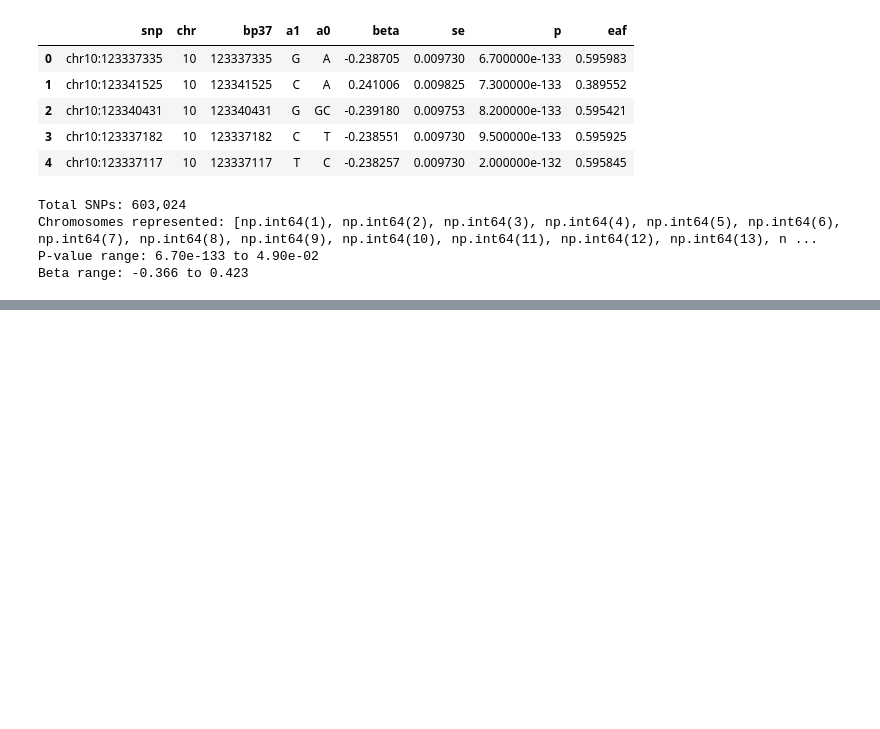
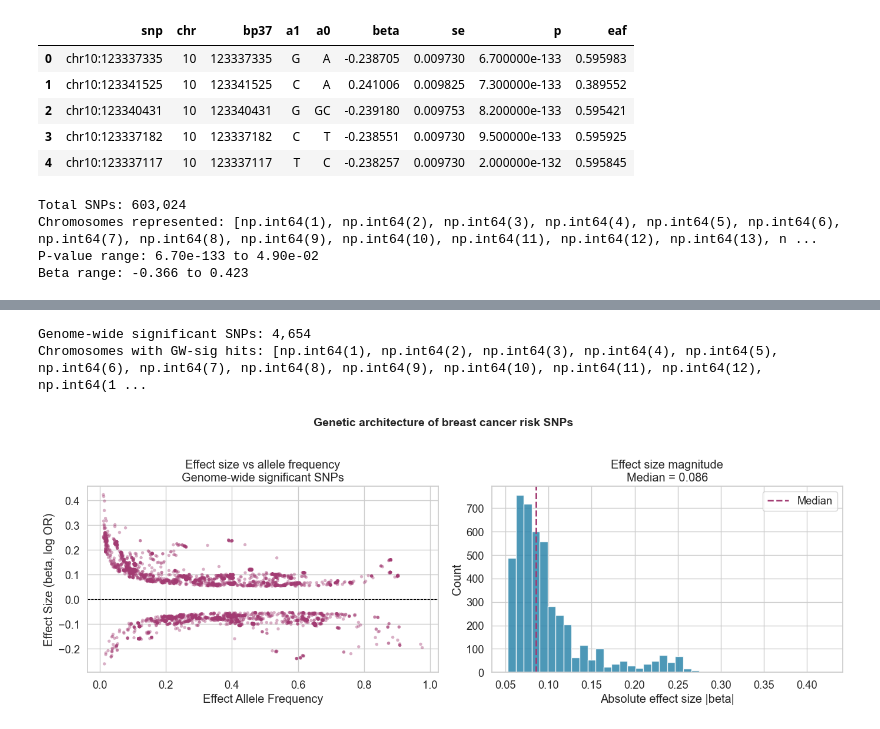
Before and after one commit to Tejasvini435/cancer-prs-analysis, a Jupyter notebook: Projects/cancer-prs-analysis/notebooks/02_prs_ml_analysis.ipynb, the cells around one changed output, grey strips where cells are left out. Drawn from its saved outputs; the diff is of its cells as text; code cells hidden in the pictures; blank space fills up the shorter version.

Commit message:
Add effect size landscape plot in Python

```diff
--- a/Projects/cancer-prs-analysis/notebooks/02_prs_ml_analysis.ipynb
+++ b/Projects/cancer-prs-analysis/notebooks/02_prs_ml_analysis.ipynb
@@ -65,0 +78,37 @@ snps['chr'] = snps['chr'].astype(int)
+# %%
+# Filter to genome-wide significant SNPs only
+gwsig = snps[snps['p'] < 5e-8].copy()
+
+print(f"Genome-wide significant SNPs: {len(gwsig):,}")
+print(f"Chromosomes with GW-sig hits: {sorted(gwsig['chr'].unique())}")
+# %% [output]
+Genome-wide significant SNPs: 4,654
+Chromosomes with GW-sig hits: [np.int64(1), np.int64(2), np.int64(3), np.int64(4), np.int64(5), np.int64(6), np.int64(7), np.int64(8), np.int64(9), np.int64(10), np.int64(11), np.int64(12), np.int64(1 ...
+# %%
+fig, axes = plt.subplots(1, 2, figsize=(14, 5))
+
+# Left: effect size vs allele frequency scatter
+axes[0].scatter(gwsig['eaf'], gwsig['beta'],
+                alpha=0.4, s=15, color=PURPLE, edgecolors='none')
+axes[0].axhline(0, color='black', linewidth=0.8, linestyle='--')
+axes[0].set_xlabel("Effect Allele Frequency")
+axes[0].set_ylabel("Effect Size (beta, log OR)")
+axes[0].set_title("Effect size vs allele frequency\nGenome-wide significant SNPs")
+
+# Right: histogram of absolute effect sizes
+axes[1].hist(np.abs(gwsig['beta']), bins=40, color=BLUE,
+             edgecolor='white', alpha=0.85)
+axes[1].axvline(np.abs(gwsig['beta']).median(), color=PURPLE,
+                linewidth=2, linestyle='--', label='Median')
+axes[1].set_xlabel("Absolute effect size |beta|")
+axes[1].set_ylabel("Count")
+axes[1].set_title(f"Effect size magnitude\nMedian = {np.abs(gwsig['beta']).median():.3f}")
+axes[1].legend()
+
+plt.suptitle("Genetic architecture of breast cancer risk SNPs",
+             fontsize=14, fontweight='bold', y=1.02)
+plt.tight_layout()
+plt.savefig("../results/py_effect_size_landscape.png", dpi=150, bbox_inches='tight')
+plt.show()
+# %% [output]
+[figure, added]
```
Also changed, not shown: parts of 2 cells of this notebook, 1 other file.
